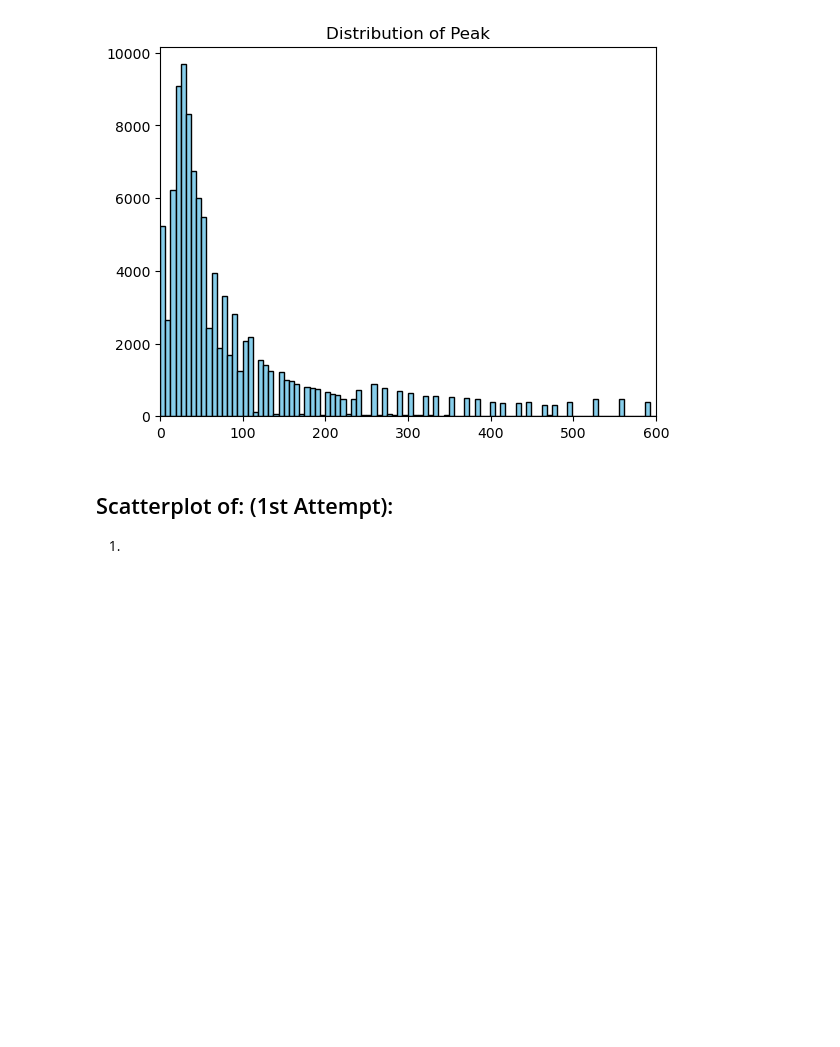
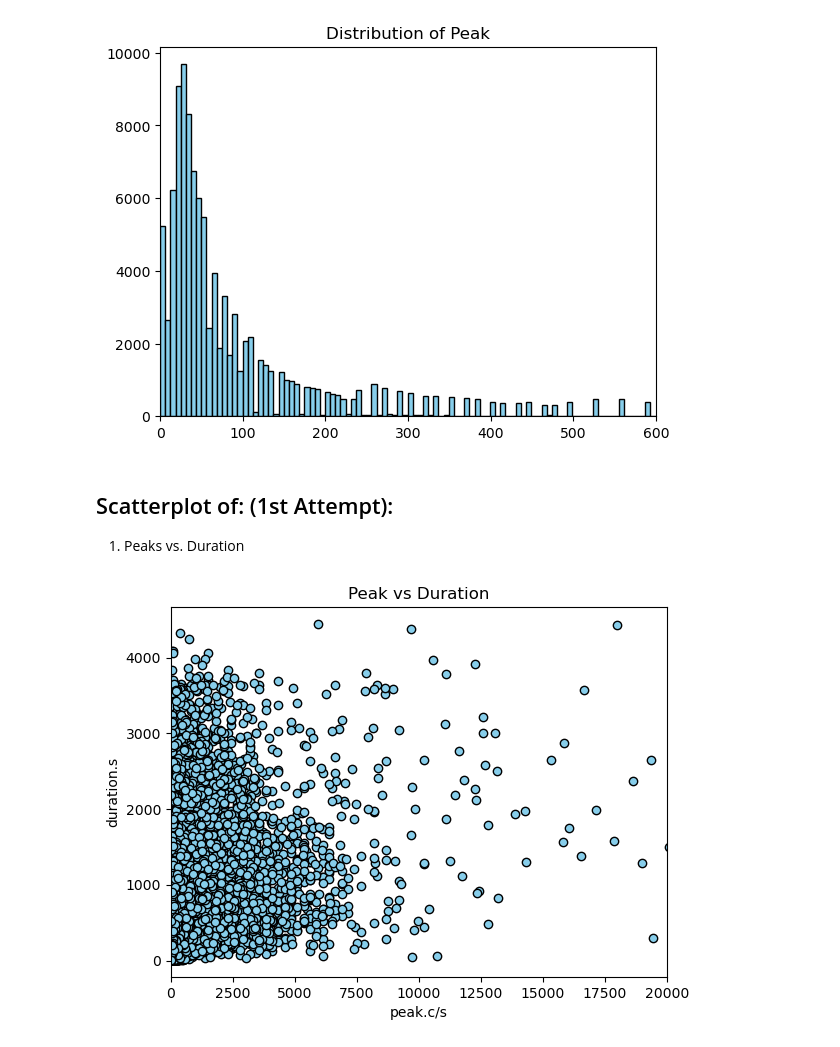
Before and after one commit to t-dowd/Solar-Flare-Project, a Jupyter notebook: SolarFlare.ipynb, the cells around one changed output. Drawn from its saved outputs; the diff is of its cells as text; code cells hidden in the pictures; blank space fills up the shorter version.

Commit message:
Created Peaks vs Durations Scatterplot (Unclean)

```diff
--- a/SolarFlare.ipynb
+++ b/SolarFlare.ipynb
@@ -51,4 +51,15 @@ plt.show()
 [figure]
 # %% [markdown]
 ## Scatterplot of: (1st Attempt):
-1.
+1. Peaks vs. Duration
+# %%
+# Peaks vs Duration
+
+plt.scatter(rawSolarData_Unclean['peak.c/s'], rawSolarData_Unclean['duration.s'], color='skyblue', edgecolor='black')
+plt.xlim(0,20000)
+plt.title('Peak vs Duration')
+plt.xlabel('peak.c/s')
+plt.ylabel('duration.s')
+plt.show()
+# %% [output]
+[figure, added]
```
